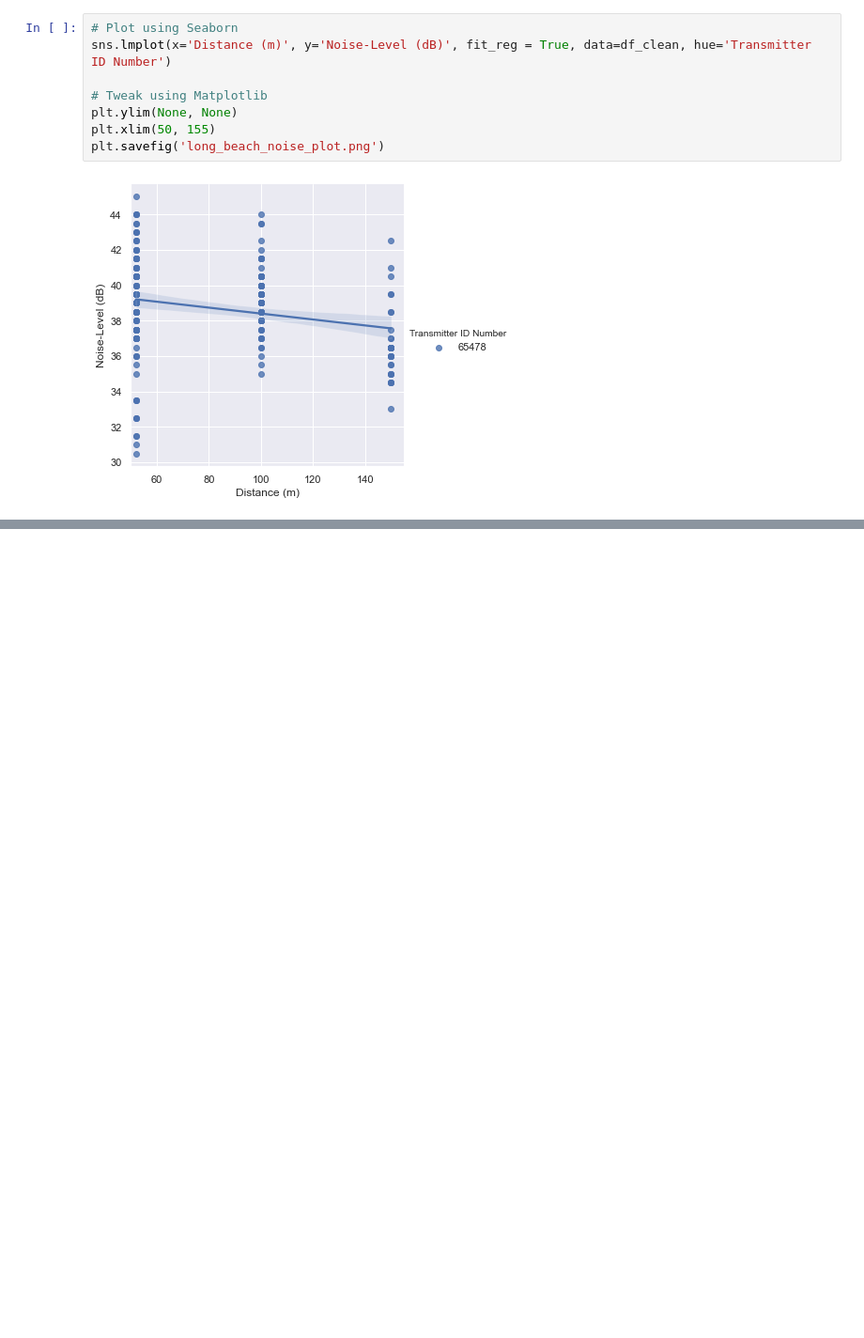
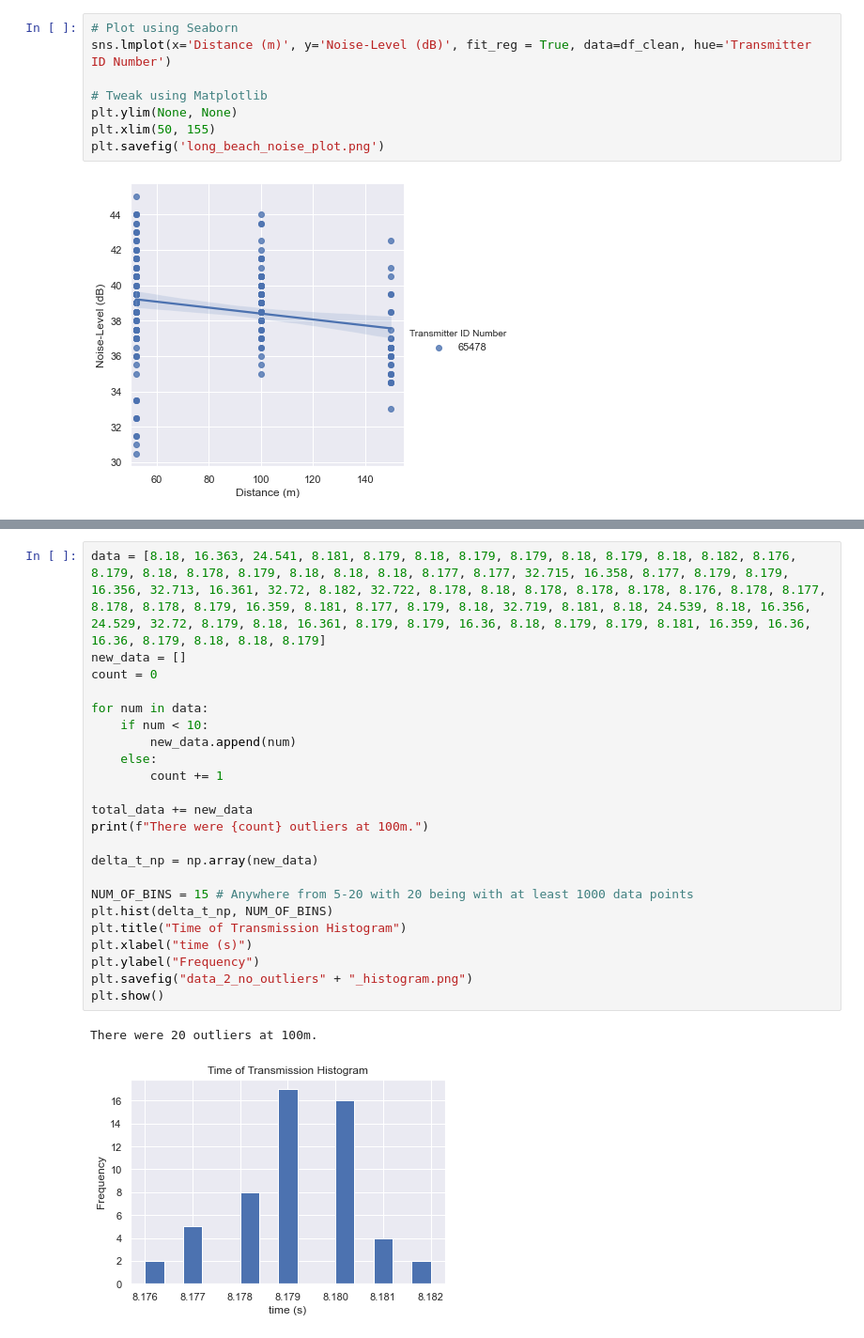
Before and after one commit to lauren-west/icex-lair-2021, a Jupyter notebook: vemco_data_post_processing_visualization.ipynb, the cells around one changed output, grey strips where cells are left out. Shown at 94% size. Cells and saved outputs as stored; diff of their text form; blank space fills up the shorter version.

```diff
--- a/vemco_data_post_processing_visualization.ipynb
+++ b/vemco_data_post_processing_visualization.ipynb
@@ -120,0 +177,26 @@ plt.savefig('long_beach_noise_plot.png')
+# %%
+data = [8.18, 16.363, 24.541, 8.181, 8.179, 8.18, 8.179, 8.179, 8.18, 8.179, 8.18, 8.182, 8.176, 8.179, 8.18, 8.178, 8.179, 8.18, 8.18, 8.18, 8.177, 8.177, 32.715, 16.358, 8.177, 8.179, 8.179, 16.356, 32.713, 16.361, 32.72, 8.182, 32.722, 8.178, 8.18, 8.178, 8.178, 8.178, 8.176, 8.178, 8.177, 8.178, 8.178, 8.179, 16.359, 8.181, 8.177, 8.179, 8.18, 32.719, 8.181, 8.18, 24.539, 8.18, 16.356, 24.529, 32.72, 8.179, 8.18, 16.361, 8.179, 8.179, 16.36, 8.18, 8.179, 8.179, 8.181, 16.359, 16.36, 16.36, 8.179, 8.18, 8.18, 8.179]
+new_data = []
+count = 0
+
+for num in data:
+    if num < 10:
+        new_data.append(num)
+    else:
+        count += 1
+
+total_data += new_data
+print(f"There were {count} outliers at 100m.")
+
+delta_t_np = np.array(new_data)
+
+NUM_OF_BINS = 15 # Anywhere from 5-20 with 20 being with at least 1000 data points
+plt.hist(delta_t_np, NUM_OF_BINS)
+plt.title("Time of Transmission Histogram")
+plt.xlabel("time (s)")
+plt.ylabel("Frequency")
+plt.savefig("data_2_no_outliers" + "_histogram.png")
+plt.show()
+# %% [output]
+There were 20 outliers at 100m.
+[figure, added]
```
Also changed, not shown: parts of 5 cells of this notebook, 5 other files.
